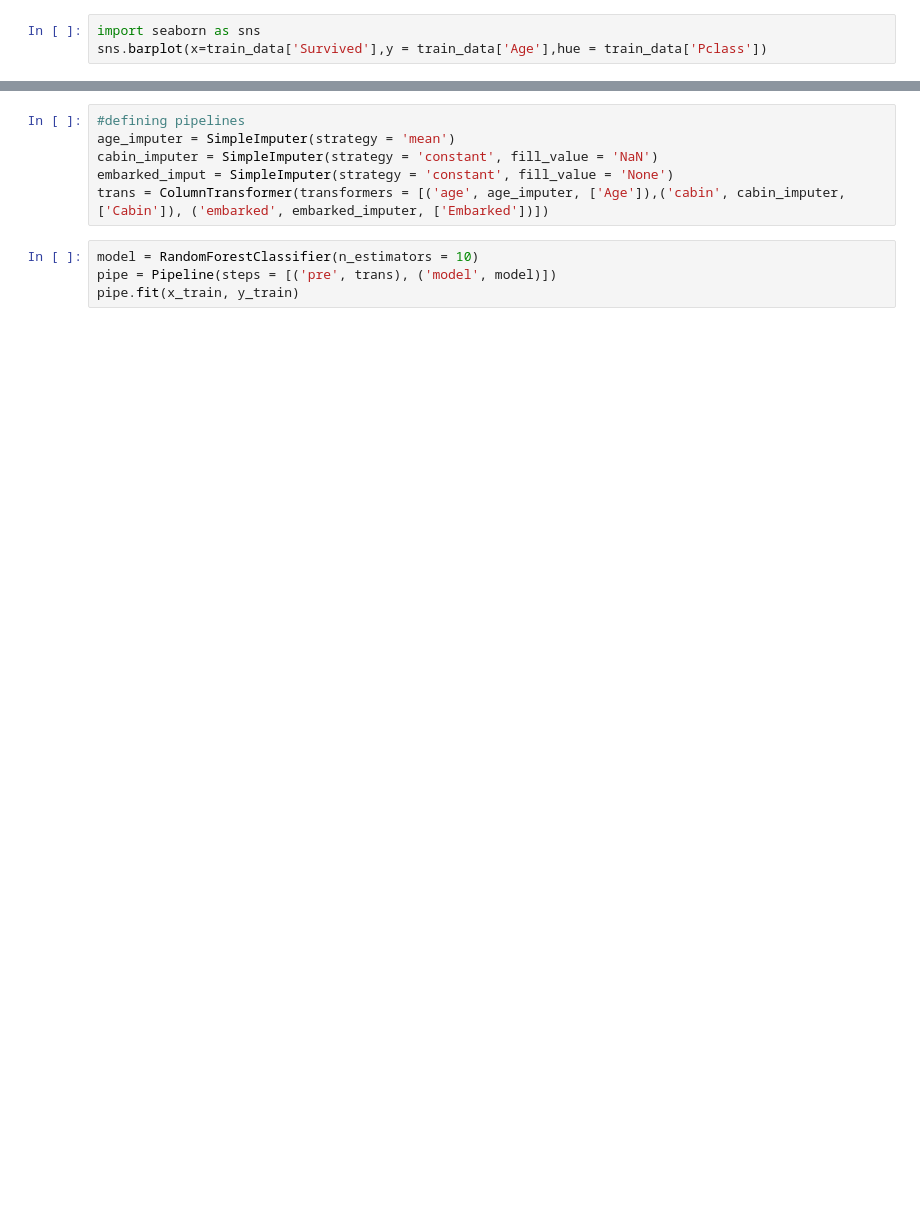
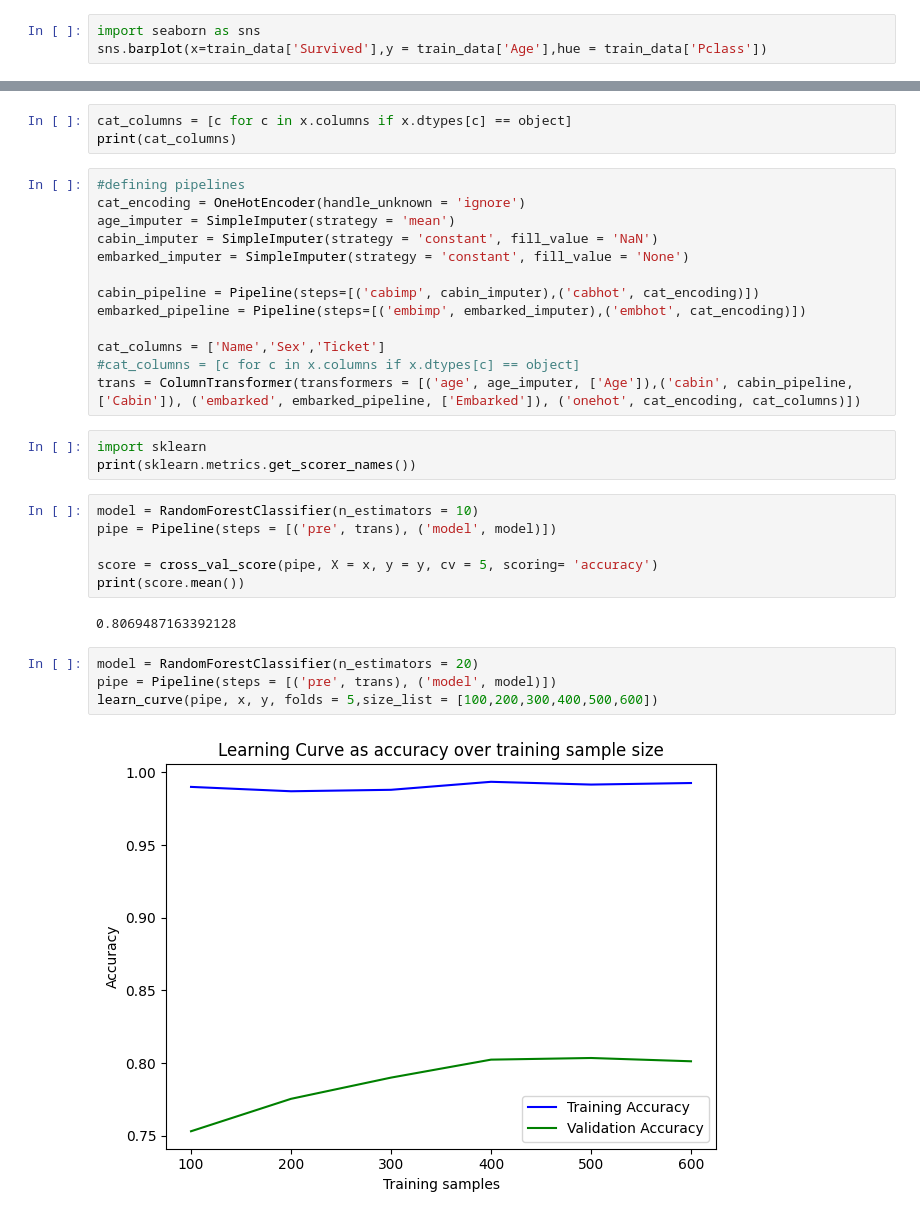
Before and after one commit to mherna72/kaggle_projects, a Jupyter notebook: titani.ipynb, the cells around one changed output, grey strips where cells are left out. Saved outputs shown, nothing was run; the diff lists cells and outputs as text; blank space fills up the shorter version.

Commit message:
Implemented validation and learning curves

```diff
--- a/titani.ipynb
+++ b/titani.ipynb
@@ -111,10 +97,33 @@ y valid shape (268,)
+# %%
+cat_columns = [c for c in x.columns if x.dtypes[c] == object]
+print(cat_columns)
 # %%
 #defining pipelines
+cat_encoding = OneHotEncoder(handle_unknown = 'ignore')
 age_imputer = SimpleImputer(strategy = 'mean')
 cabin_imputer = SimpleImputer(strategy = 'constant', fill_value = 'NaN')
-embarked_imput = SimpleImputer(strategy = 'constant', fill_value = 'None')
-trans = ColumnTransformer(transformers = [('age', age_imputer, ['Age']),('cabin', cabin_imputer, ['Cabin']), ('embarked', embarked_imputer, ['Embarked'])])
+embarked_imputer = SimpleImputer(strategy = 'constant', fill_value = 'None')
+
+cabin_pipeline = Pipeline(steps=[('cabimp', cabin_imputer),('cabhot', cat_encoding)])
+embarked_pipeline = Pipeline(steps=[('embimp', embarked_imputer),('embhot', cat_encoding)])
+
+cat_columns = ['Name','Sex','Ticket']
+#cat_columns = [c for c in x.columns if x.dtypes[c] == object]
+trans = ColumnTransformer(transformers = [('age', age_imputer, ['Age']),('cabin', cabin_pipeline, ['Cabin']), ('embarked', embarked_pipeline, ['Embarked']), ('onehot', cat_encoding, cat_columns)])
+# %%
+import sklearn
+print(sklearn.metrics.get_scorer_names())
 # %%
 model = RandomForestClassifier(n_estimators = 10)
 pipe = Pipeline(steps = [('pre', trans), ('model', model)])
-pipe.fit(x_train, y_train)
+
+score = cross_val_score(pipe, X = x, y = y, cv = 5, scoring= 'accuracy')
+print(score.mean())
+# %% [output]
+0.8069487163392128
+# %%
+model = RandomForestClassifier(n_estimators = 20)
+pipe = Pipeline(steps = [('pre', trans), ('model', model)])
+learn_curve(pipe, x, y, folds = 5,size_list = [100,200,300,400,500,600])
+# %% [output]
+[figure, added]
```
Also changed, not shown: parts of 9 cells of this notebook.
